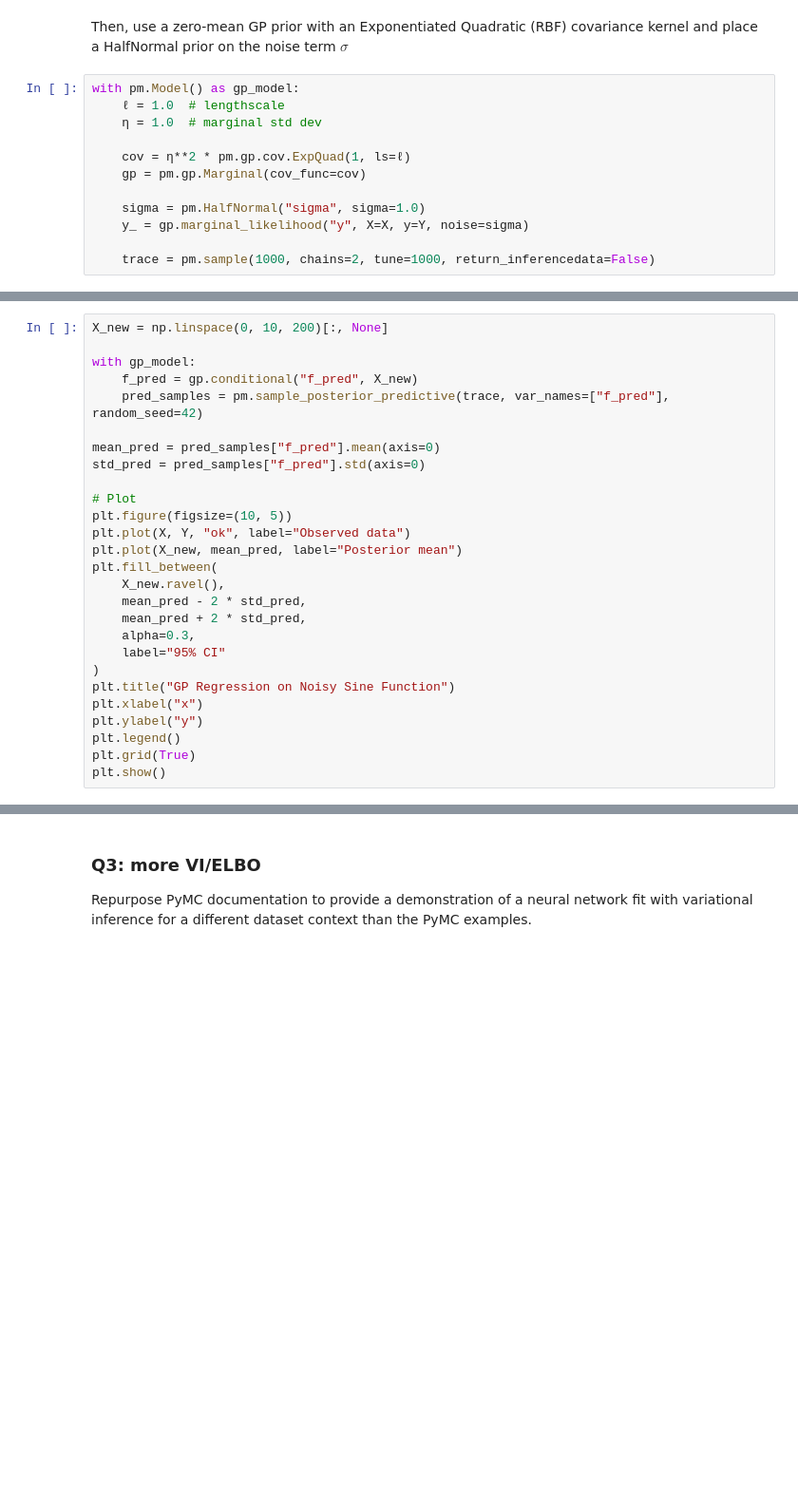
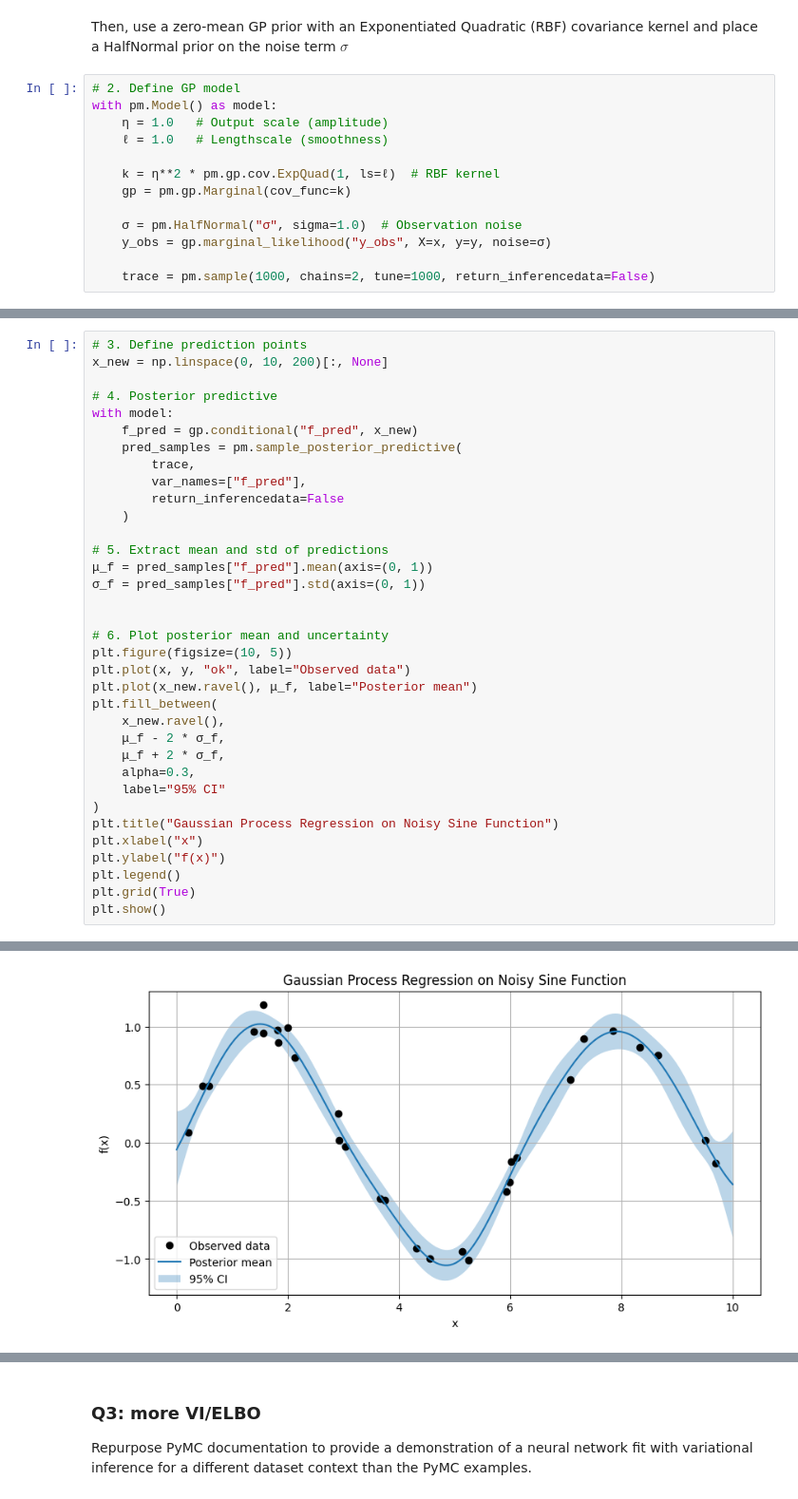
Before and after one commit to emisu36/STA365, a Jupyter notebook: HW10 - STA365.ipynb, the cells around one changed output, grey strips where cells are left out. Shown at 95% size. Cells and saved outputs as stored; diff of their text form; blank space fills up the shorter version.

```diff
--- a/HW10 - STA365.ipynb
+++ b/HW10 - STA365.ipynb
@@ -736,44 +737,53 @@ plt.show()
 # %% [markdown]
 Then, use a zero-mean GP prior with an Exponentiated Quadratic (RBF) covariance kernel and place a HalfNormal prior on the noise term $\sigma$
 # %%
-with pm.Model() as gp_model:
-    ℓ = 1.0  # lengthscale
-    η = 1.0  # marginal std dev
+# 2. Define GP model
+with pm.Model() as model:
+    η = 1.0   # Output scale (amplitude)
+    ℓ = 1.0   # Lengthscale (smoothness)
 
-    cov = η**2 * pm.gp.cov.ExpQuad(1, ls=ℓ)
-    gp = pm.gp.Marginal(cov_func=cov)
+    k = η**2 * pm.gp.cov.ExpQuad(1, ls=ℓ)  # RBF kernel
+    gp = pm.gp.Marginal(cov_func=k)
 
-    sigma = pm.HalfNormal("sigma", sigma=1.0)
-    y_ = gp.marginal_likelihood("y", X=X, y=Y, noise=sigma)
+    σ = pm.HalfNormal("σ", sigma=1.0)  # Observation noise
+    y_obs = gp.marginal_likelihood("y_obs", X=x, y=y, noise=σ)
 
     trace = pm.sample(1000, chains=2, tune=1000, return_inferencedata=False)
 # %% [output]
 [interactive output not drawn]
 [interactive output not drawn]
 # %%
-X_new = np.linspace(0, 10, 200)[:, None]
+# 3. Define prediction points
+x_new = np.linspace(0, 10, 200)[:, None]
 
-with gp_model:
-    f_pred = gp.conditional("f_pred", X_new)
-    pred_samples = pm.sample_posterior_predictive(trace, var_names=["f_pred"], random_seed=42)
+# 4. Posterior predictive
+with model:
+    f_pred = gp.conditional("f_pred", x_new)
+    pred_samples = pm.sample_posterior_predictive(
+        trace,
+        var_names=["f_pred"],
+        return_inferencedata=False
+    )
 
-mean_pred = pred_samples["f_pred"].mean(axis=0)
-std_pred = pred_samples["f_pred"].std(axis=0)
+# 5. Extract mean and std of predictions
+μ_f = pred_samples["f_pred"].mean(axis=(0, 1))
+σ_f = pred_samples["f_pred"].std(axis=(0, 1))
 
-# Plot
+
+# 6. Plot posterior mean and uncertainty
 plt.figure(figsize=(10, 5))
-plt.plot(X, Y, "ok", label="Observed data")
-plt.plot(X_new, mean_pred, label="Posterior mean")
+plt.plot(x, y, "ok", label="Observed data")
+plt.plot(x_new.ravel(), μ_f, label="Posterior mean")
 plt.fill_between(
-    X_new.ravel(),
-    mean_pred - 2 * std_pred,
-    mean_pred + 2 * std_pred,
+    x_new.ravel(),
+    μ_f - 2 * σ_f,
+    μ_f + 2 * σ_f,
     alpha=0.3,
     label="95% CI"
 )
-plt.title("GP Regression on Noisy Sine Function")
+plt.title("Gaussian Process Regression on Noisy Sine Function")
 plt.xlabel("x")
-plt.ylabel("y")
+plt.ylabel("f(x)")
 plt.legend()
 plt.grid(True)
 plt.show()
@@ -783,0 +793 @@ KeyError: 'f_pred'
+[figure, added]
```
Also changed, not shown: parts of 7 cells of this notebook.
